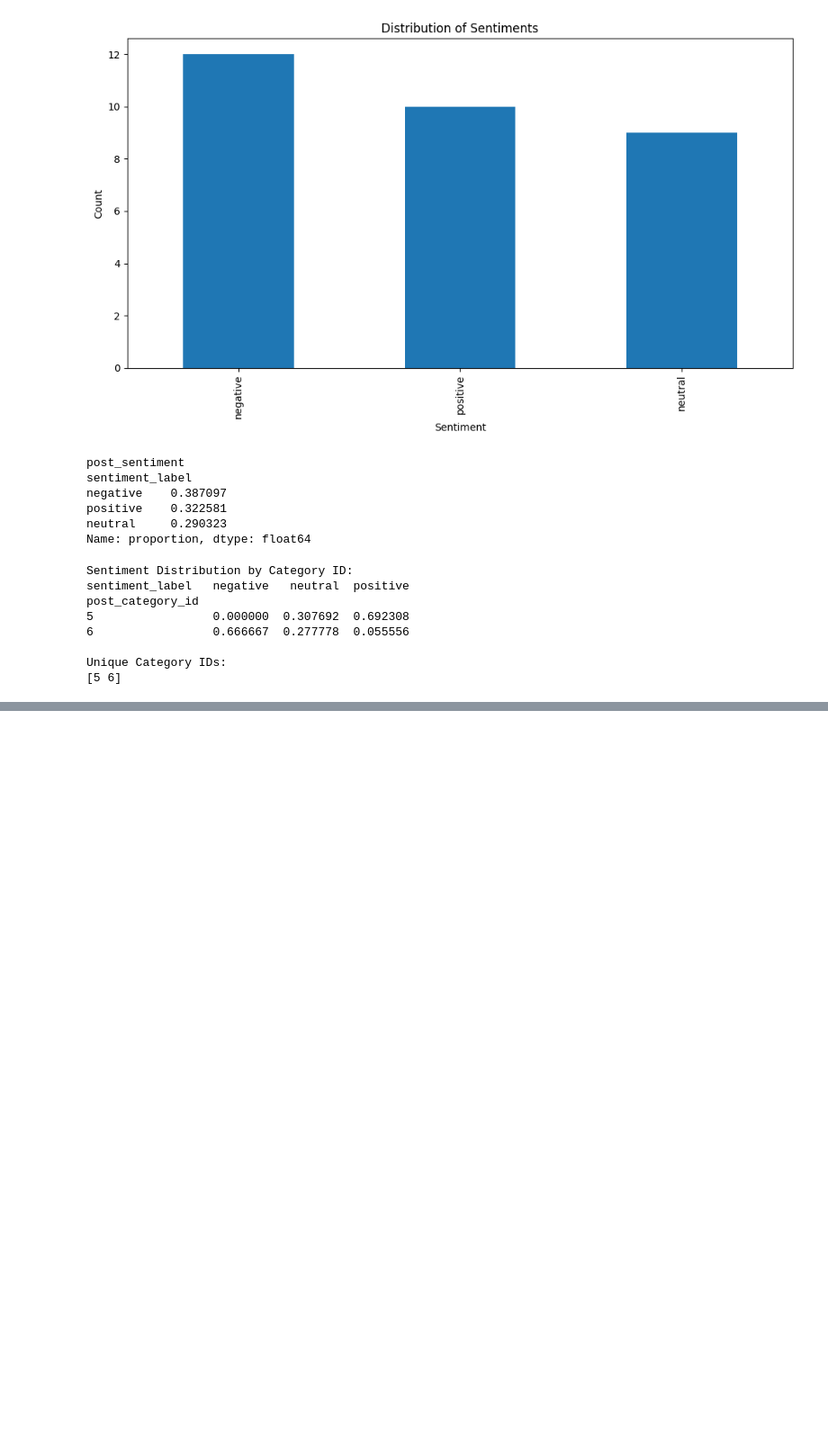
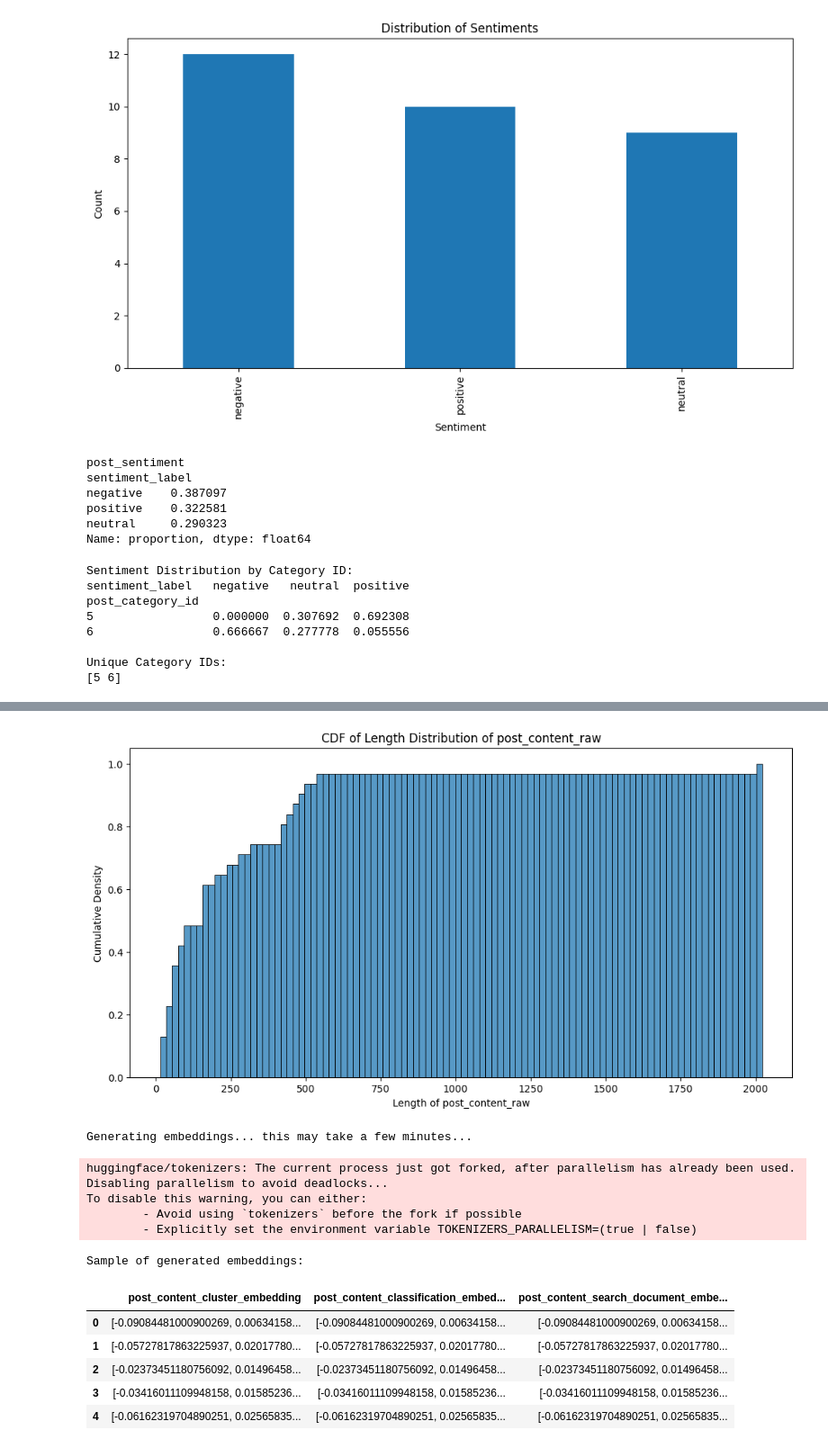
Before and after one commit to dgan11/discourse-analysis, a Jupyter notebook: notebooks/02_mini_analysis.ipynb, the cells around one changed output, grey strips where cells are left out. Shown at 90% size. Cells and saved outputs as stored; diff of their text form; code cells hidden in the pictures; blank space fills up the shorter version.

Commit message:
vector embeddings and vector search

```diff
--- a/notebooks/02_mini_analysis.ipynb
+++ b/notebooks/02_mini_analysis.ipynb
@@ -219,0 +221,68 @@ Unique Category IDs:
+# %%
+# Cell - Import additional libraries for embeddings
+from sentence_transformers import SentenceTransformer
+import seaborn as sns
+
+# Set basic plot style
+plt.style.use('default')
+
+# Cell - Analyze content length distribution
+df['post_content_raw_length'] = df['post_content_raw'].apply(len)
+
+plt.figure(figsize=(12, 6))
+sns.histplot(
+    data=df['post_content_raw_length'],
+    bins=100,
+    kde=False,
+    cumulative=True,
+    stat='density'
+)
+plt.title('CDF of Length Distribution of post_content_raw')
+plt.xlabel('Length of post_content_raw')
+plt.ylabel('Cumulative Density')
+plt.show()
+
+# Cell - Generate embeddings
+def generate_embeddings(texts):
+    # Initialize the model
+    model = SentenceTransformer('all-MiniLM-L6-v2')  # Fast and good quality model
+
+    # Generate embeddings
+    embeddings = model.encode(
+        texts,
+        show_progress_bar=True,
+        batch_size=32  # Adjust based on your memory
+    ).tolist()
+
+    return embeddings, embeddings, embeddings
+
+# Generate embeddings for our content
+print("Generating embeddings... this may take a few minutes...")
+cluster_emb, class_emb, search_emb = generate_embeddings(df['post_content_raw'].tolist())
+
+# Add embeddings to dataframe
+df['post_content_cluster_embedding'] = cluster_emb
+df['post_content_classification_embedding'] = class_emb
+df['post_content_search_document_embedding'] = search_emb
+
+# Display sample of embeddings
+print("\nSample of generated embeddings:")
+df[[
+    'post_content_cluster_embedding',
+    'post_content_classification_embedding',
+    'post_content_search_document_embedding'
+]].head()
+# %% [output]
+[figure, added]
+Generating embeddings... this may take a few minutes...
+huggingface/tokenizers: The current process just got forked, after parallelism has already been used. Disabling parallelism to avoid deadlocks...
+To disable this warning, you can either:
+        - Avoid using `tokenizers` before the fork if possible
+        - Explicitly set the environment variable TOKENIZERS_PARALLELISM=(true | false)
+Sample of generated embeddings:
+|  | post_content_cluster_embedding | post_content_classification_embed... | post_content_search_document_embe... |
+| 0 | [-0.09084481000900269, 0.00634158... | [-0.09084481000900269, 0.00634158... | [-0.09084481000900269, 0.00634158... |
+| 1 | [-0.05727817863225937, 0.02017780... | [-0.05727817863225937, 0.02017780... | [-0.05727817863225937, 0.02017780... |
+| 2 | [-0.02373451180756092, 0.01496458... | [-0.02373451180756092, 0.01496458... | [-0.02373451180756092, 0.01496458... |
+| 3 | [-0.03416011109948158, 0.01585236... | [-0.03416011109948158, 0.01585236... | [-0.03416011109948158, 0.01585236... |
+| 4 | [-0.06162319704890251, 0.02565835... | [-0.06162319704890251, 0.02565835... | [-0.06162319704890251, 0.02565835... |
```
Also changed, not shown: parts of 8 cells of this notebook, 2 other files.
